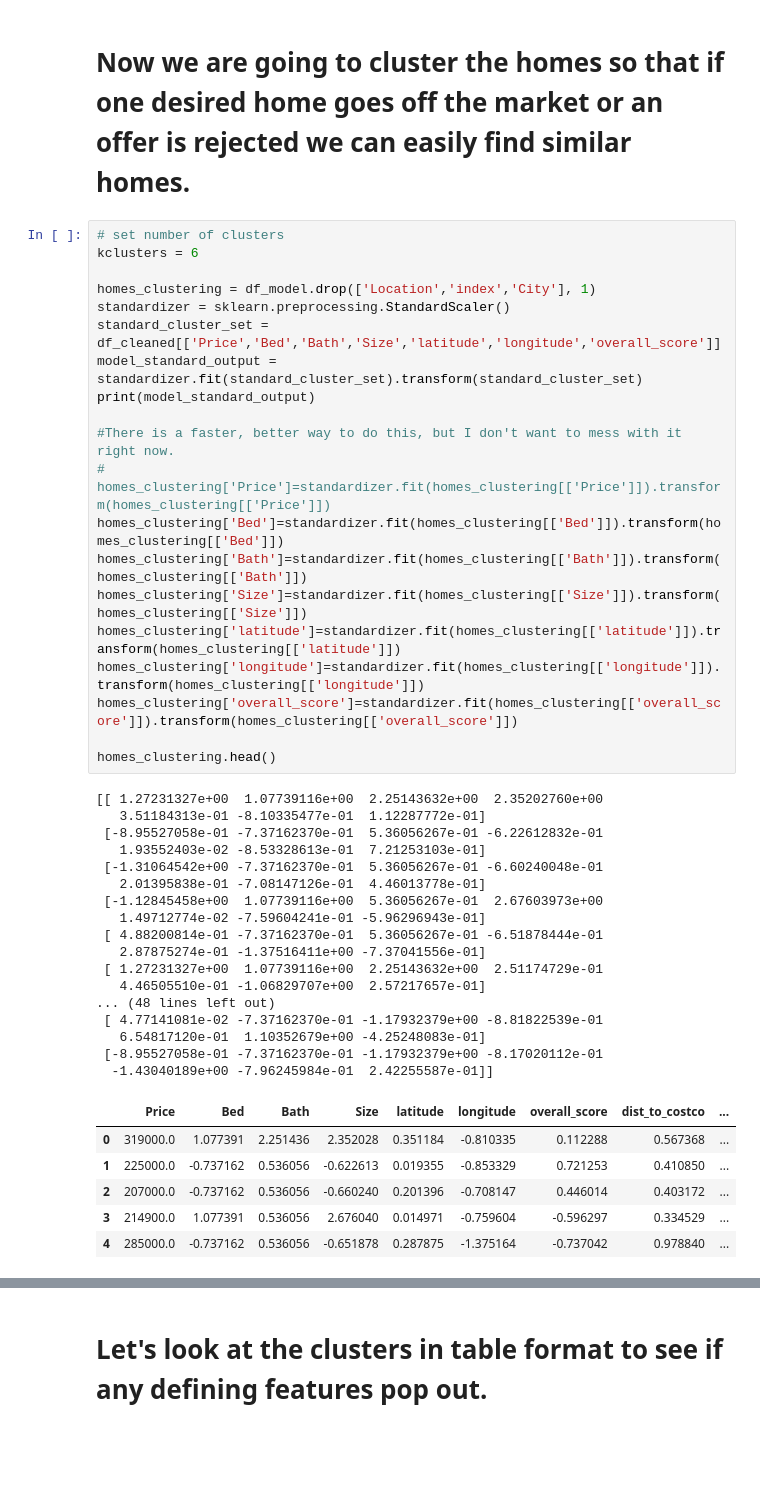
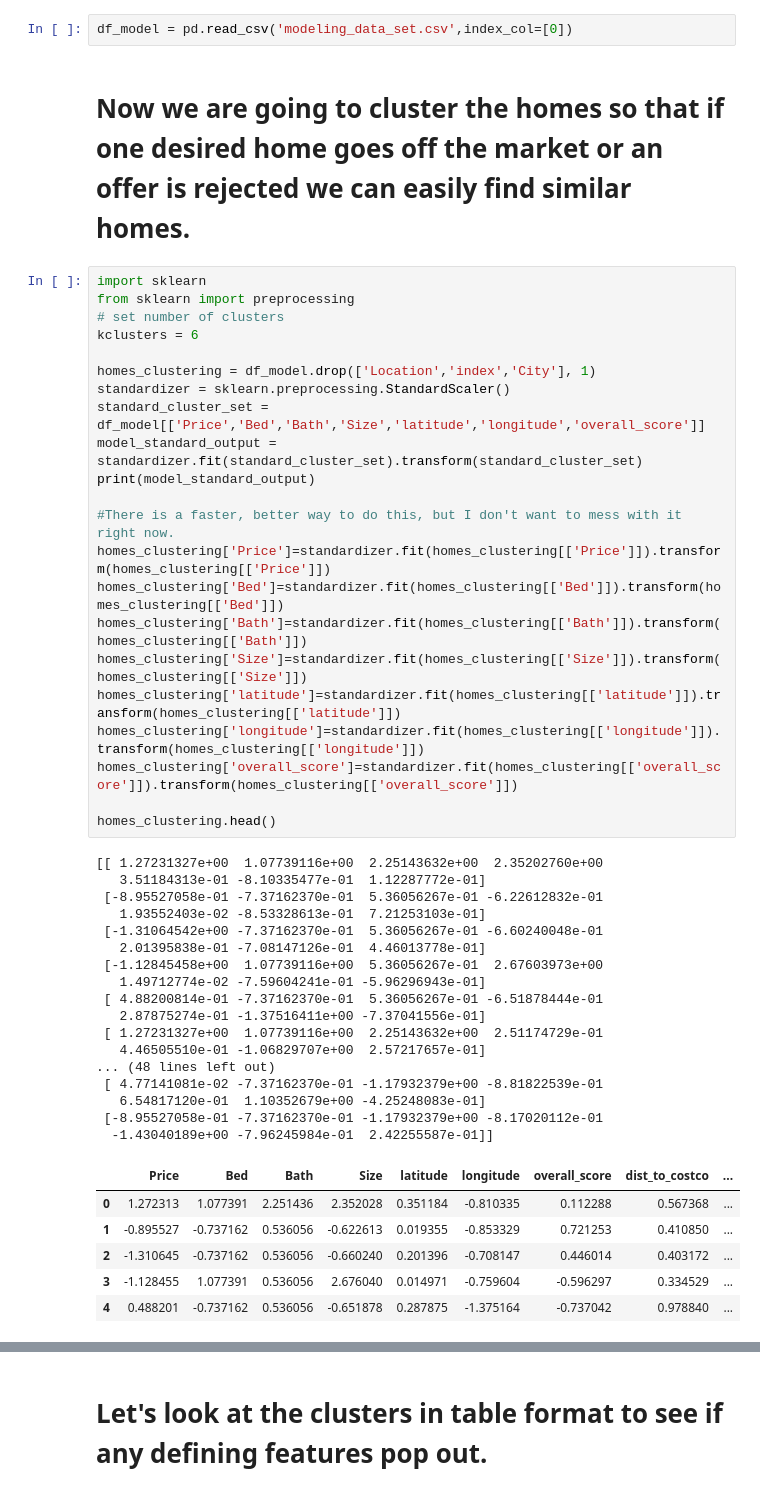
Before and after one commit to nbclaypool/IBM_Capstone, a Jupyter notebook: Final Notebook.ipynb, the cells around one changed output, grey strips where cells are left out. Cells and saved outputs as stored; diff of their text form; blank space fills up the shorter version.

```diff
--- a/Final Notebook.ipynb
+++ b/Final Notebook.ipynb
@@ -933,52 +919,56 @@ ax=sns.regplot(x='Bath',y='Price',data=df_model)
 [figure]
 # %%
 df_model.to_csv('modeling_data_set.csv')
+# %%
+df_model = pd.read_csv('modeling_data_set.csv',index_col=[0])
 # %% [markdown]
 # Now we are going to cluster the homes so that if one desired home goes off the market or an offer is rejected we can easily find similar homes.
 # %%
+import sklearn
+from sklearn import preprocessing
 # set number of clusters
 kclusters = 6
 
 homes_clustering = df_model.drop(['Location','index','City'], 1)
 standardizer = sklearn.preprocessing.StandardScaler()
-standard_cluster_set = df_cleaned[['Price','Bed','Bath','Size','latitude','longitude','overall_score']]
+standard_cluster_set = df_model[['Price','Bed','Bath','Size','latitude','longitude','overall_score']]
 model_standard_output = standardizer.fit(standard_cluster_set).transform(standard_cluster_set)
 print(model_standard_output)
 
 #There is a faster, better way to do this, but I don't want to mess with it right now.
-# homes_clustering['Price']=standardizer.fit(homes_clustering[['Price']]).transform(homes_clustering[['Price']])
+homes_clustering['Price']=standardizer.fit(homes_clustering[['Price']]).transform(homes_clustering[['Price']])
 homes_clustering['Bed']=standardizer.fit(homes_clustering[['Bed']]).transform(homes_clustering[['Bed']])
 homes_clustering['Bath']=standardizer.fit(homes_clustering[['Bath']]).transform(homes_clustering[['Bath']])
 homes_clustering['Size']=standardizer.fit(homes_clustering[['Size']]).transform(homes_clustering[['Size']])
 homes_clustering['latitude']=standardizer.fit(homes_clustering[['latitude']]).transform(homes_clustering[['latitude']])
 homes_clustering['longitude']=standardizer.fit(homes_clustering[['longitude']]).transform(homes_clustering[['longitude']])
 homes_clustering['overall_score']=standardizer.fit(homes_clustering[['overall_score']]).transform(homes_clustering[['overall_score']])
 
 homes_clustering.head()
 # %% [output]
 [[ 1.27231327e+00  1.07739116e+00  2.25143632e+00  2.35202760e+00
    3.51184313e-01 -8.10335477e-01  1.12287772e-01]
  [-8.95527058e-01 -7.37162370e-01  5.36056267e-01 -6.22612832e-01
    1.93552403e-02 -8.53328613e-01  7.21253103e-01]
  [-1.31064542e+00 -7.37162370e-01  5.36056267e-01 -6.60240048e-01
    2.01395838e-01 -7.08147126e-01  4.46013778e-01]
  [-1.12845458e+00  1.07739116e+00  5.36056267e-01  2.67603973e+00
    1.49712774e-02 -7.59604241e-01 -5.96296943e-01]
  [ 4.88200814e-01 -7.37162370e-01  5.36056267e-01 -6.51878444e-01
    2.87875274e-01 -1.37516411e+00 -7.37041556e-01]
  [ 1.27231327e+00  1.07739116e+00  2.25143632e+00  2.51174729e-01
    4.46505510e-01 -1.06829707e+00  2.57217657e-01]
 ... (48 lines left out)
  [ 4.77141081e-02 -7.37162370e-01 -1.17932379e+00 -8.81822539e-01
    6.54817120e-01  1.10352679e+00 -4.25248083e-01]
  [-8.95527058e-01 -7.37162370e-01 -1.17932379e+00 -8.17020112e-01
   -1.43040189e+00 -7.96245984e-01  2.42255587e-01]]
 |  | Price | Bed | Bath | Size | latitude | longitude | overall_score | dist_to_costco | ... |
-| 0 | 319000.0 | 1.077391 | 2.251436 | 2.352028 | 0.351184 | -0.810335 | 0.112288 | 0.567368 | ... |
-| 1 | 225000.0 | -0.737162 | 0.536056 | -0.622613 | 0.019355 | -0.853329 | 0.721253 | 0.410850 | ... |
-| 2 | 207000.0 | -0.737162 | 0.536056 | -0.660240 | 0.201396 | -0.708147 | 0.446014 | 0.403172 | ... |
-| 3 | 214900.0 | 1.077391 | 0.536056 | 2.676040 | 0.014971 | -0.759604 | -0.596297 | 0.334529 | ... |
-| 4 | 285000.0 | -0.737162 | 0.536056 | -0.651878 | 0.287875 | -1.375164 | -0.737042 | 0.978840 | ... |
+| 0 | 1.272313 | 1.077391 | 2.251436 | 2.352028 | 0.351184 | -0.810335 | 0.112288 | 0.567368 | ... |
+| 1 | -0.895527 | -0.737162 | 0.536056 | -0.622613 | 0.019355 | -0.853329 | 0.721253 | 0.410850 | ... |
+| 2 | -1.310645 | -0.737162 | 0.536056 | -0.660240 | 0.201396 | -0.708147 | 0.446014 | 0.403172 | ... |
+| 3 | -1.128455 | 1.077391 | 0.536056 | 2.676040 | 0.014971 | -0.759604 | -0.596297 | 0.334529 | ... |
+| 4 | 0.488201 | -0.737162 | 0.536056 | -0.651878 | 0.287875 | -1.375164 | -0.737042 | 0.978840 | ... |
 # %%
 # import k-means from clustering stage
 from sklearn.cluster import KMeans
```
Also changed, not shown: parts of 15 cells of this notebook.
